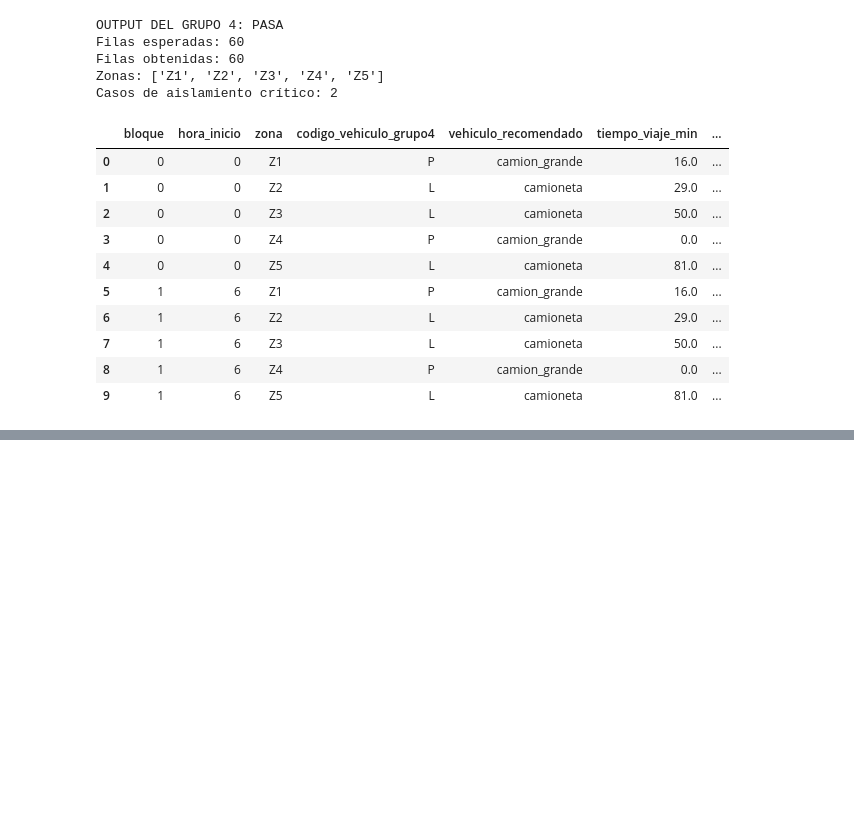
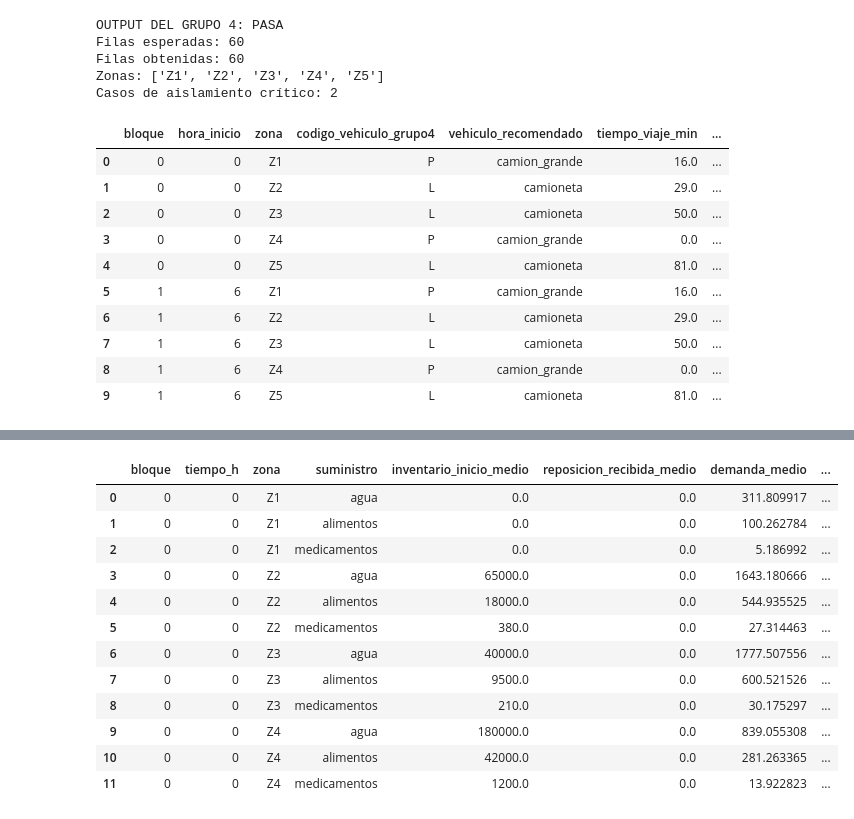
Before and after one commit to Isabella1911/MS-Examen-Practico-grupo-3, a Jupyter notebook: grupo3_cadena_suministro.ipynb, the cells around one changed output, grey strips where cells are left out. Cells and saved outputs as stored; diff of their text form; code cells hidden in the pictures; blank space fills up the shorter version.

```diff
--- a/grupo3_cadena_suministro.ipynb
+++ b/grupo3_cadena_suministro.ipynb
@@ -8745,0 +9685,77 @@ Brecha estructural detectada por el intercambio: ['Z1']
+# %%
+def resumir_balance(
+    trayectorias: pd.DataFrame,
+) -> pd.DataFrame:
+
+    columnas_metricas = [
+        "inventario_inicio",
+        "reposicion_recibida",
+        "demanda",
+        "consumo_satisfecho",
+        "inventario_fin",
+        "deficit",
+        "superavit",
+    ]
+
+    faltantes = set(columnas_metricas).difference(trayectorias.columns)
+
+    if faltantes:
+        raise ValueError(
+            f"Faltan columnas para resumir el balance: {sorted(faltantes)}"
+        )
+
+    # Cada realización aporta un total por bloque, zona y suministro;
+    # el IC 95% se calcula sobre esos totales, no sobre las filas
+    # individuales, para que refleje la dispersión entre realizaciones.
+    por_realizacion = (
+        trayectorias
+        .groupby(
+            ["realizacion", "bloque", "tiempo_h", "zona", "suministro"],
+            as_index=False,
+        )[columnas_metricas]
+        .sum()
+    )
+
+    registros = []
+
+    for claves, grupo in por_realizacion.groupby(
+        ["bloque", "tiempo_h", "zona", "suministro"]
+    ):
+        bloque, tiempo_h, zona, suministro = claves
+
+        fila = {
+            "bloque": bloque,
+            "tiempo_h": tiempo_h,
+            "zona": zona,
+            "suministro": suministro,
+        }
+
+        for metrica in columnas_metricas:
+            media, inferior, superior = calcular_ic95(grupo[metrica])
+
+            fila[f"{metrica}_medio"] = media
+
+            if metrica in {"demanda", "deficit", "inventario_fin"}:
+                fila[f"{metrica}_ic95_inferior"] = inferior
+                fila[f"{metrica}_ic95_superior"] = superior
+
+        registros.append(fila)
+
+    return pd.DataFrame(registros).sort_values(
+        ["bloque", "zona", "suministro"]
+    ).reset_index(drop=True)
+
+
+tabla_balance_resumen_intercambio = resumir_balance(resultados_intercambio)
+
+tabla_balance_resumen_base = resumir_balance(resultados_base)
+
+print("BALANCE AGREGADO PARA EL GRUPO 7: PASA")
+print("Filas:", len(tabla_balance_resumen_intercambio))
+print(
+    "Combinaciones esperadas:",
+    N_PASOS * len(ZONAS_ESPERADAS) * len(SUMINISTROS_ESPERADOS),
+)
+
+display(tabla_balance_resumen_intercambio.head(12))
+# %% [output]
@@ -8745,0 +9765,13 @@ Brecha estructural detectada por el intercambio: ['Z1']
+|  | bloque | tiempo_h | zona | suministro | inventario_inicio_medio | reposicion_recibida_medio | demanda_medio | ... |
+| 0 | 0 | 0 | Z1 | agua | 0.0 | 0.0 | 311.809917 | ... |
+| 1 | 0 | 0 | Z1 | alimentos | 0.0 | 0.0 | 100.262784 | ... |
+| 2 | 0 | 0 | Z1 | medicamentos | 0.0 | 0.0 | 5.186992 | ... |
+| 3 | 0 | 0 | Z2 | agua | 65000.0 | 0.0 | 1643.180666 | ... |
+| 4 | 0 | 0 | Z2 | alimentos | 18000.0 | 0.0 | 544.935525 | ... |
+| 5 | 0 | 0 | Z2 | medicamentos | 380.0 | 0.0 | 27.314463 | ... |
+| 6 | 0 | 0 | Z3 | agua | 40000.0 | 0.0 | 1777.507556 | ... |
+| 7 | 0 | 0 | Z3 | alimentos | 9500.0 | 0.0 | 600.521526 | ... |
+| 8 | 0 | 0 | Z3 | medicamentos | 210.0 | 0.0 | 30.175297 | ... |
+| 9 | 0 | 0 | Z4 | agua | 180000.0 | 0.0 | 839.055308 | ... |
+| 10 | 0 | 0 | Z4 | alimentos | 42000.0 | 0.0 | 281.263365 | ... |
+| 11 | 0 | 0 | Z4 | medicamentos | 1200.0 | 0.0 | 13.922823 | ... |
```
Also changed, not shown: parts of 56 cells of this notebook, 1 other file.
